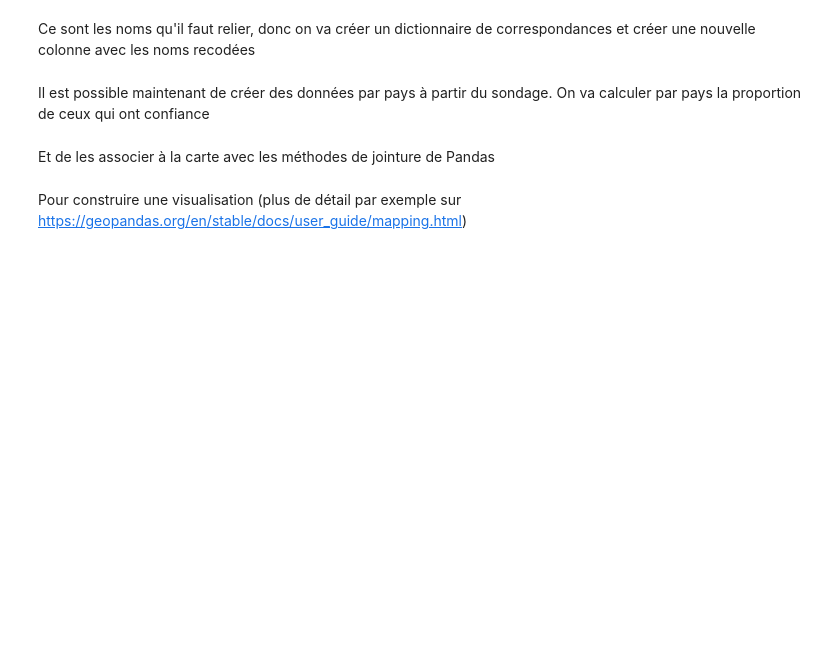
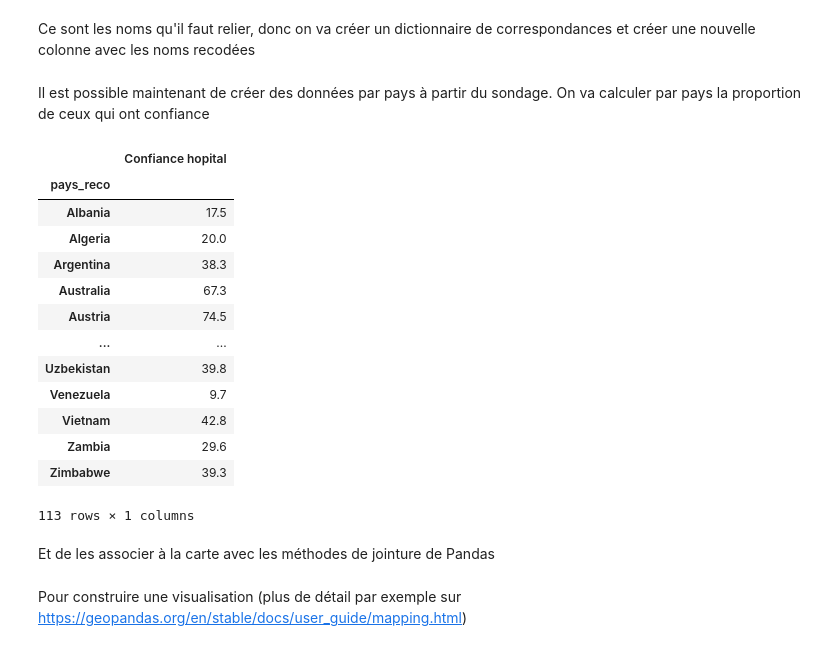
Before and after one commit to pyshs/CUSO-2022-printemps, a Jupyter notebook: Séance 6 - Usages avancés/Temps 2 - Statistiques plus avancées et carte.ipynb, the cells around one changed output. Drawn from its saved outputs; the diff is of its cells as text; code cells hidden in the pictures; blank space fills up the shorter version.

```diff
--- a/Séance 6 - Usages avancés/Temps 2 - Statistiques plus avancées et carte.ipynb
+++ b/Séance 6 - Usages avancés/Temps 2 - Statistiques plus avancées et carte.ipynb
@@ -273,6 +337,23 @@ def prop_lot(x):
 #data.groupby("pays").apply(prop_lot).sort_values().plot(kind="barh",figsize=(5,30))
 # %%
 data_pays = pd.DataFrame(data.groupby("pays_reco").apply(prop_lot),columns=["Confiance hopital"])
+# %%
+data_pays
+# %% [output]
+|  | Confiance hopital |
+| pays_reco |  |
+| Albania | 17.5 |
+| Algeria | 20.0 |
+| Argentina | 38.3 |
+| Australia | 67.3 |
+| Austria | 74.5 |
+| ... | ... |
+| Uzbekistan | 39.8 |
+| Venezuela | 9.7 |
+| Vietnam | 42.8 |
+| Zambia | 29.6 |
+| Zimbabwe | 39.3 |
+113 rows × 1 columns
 # %% [markdown]
 Et de les associer à la carte avec les méthodes de jointure de Pandas
 # %%
```
Also changed, not shown: parts of 12 cells of this notebook, 5 other files.
